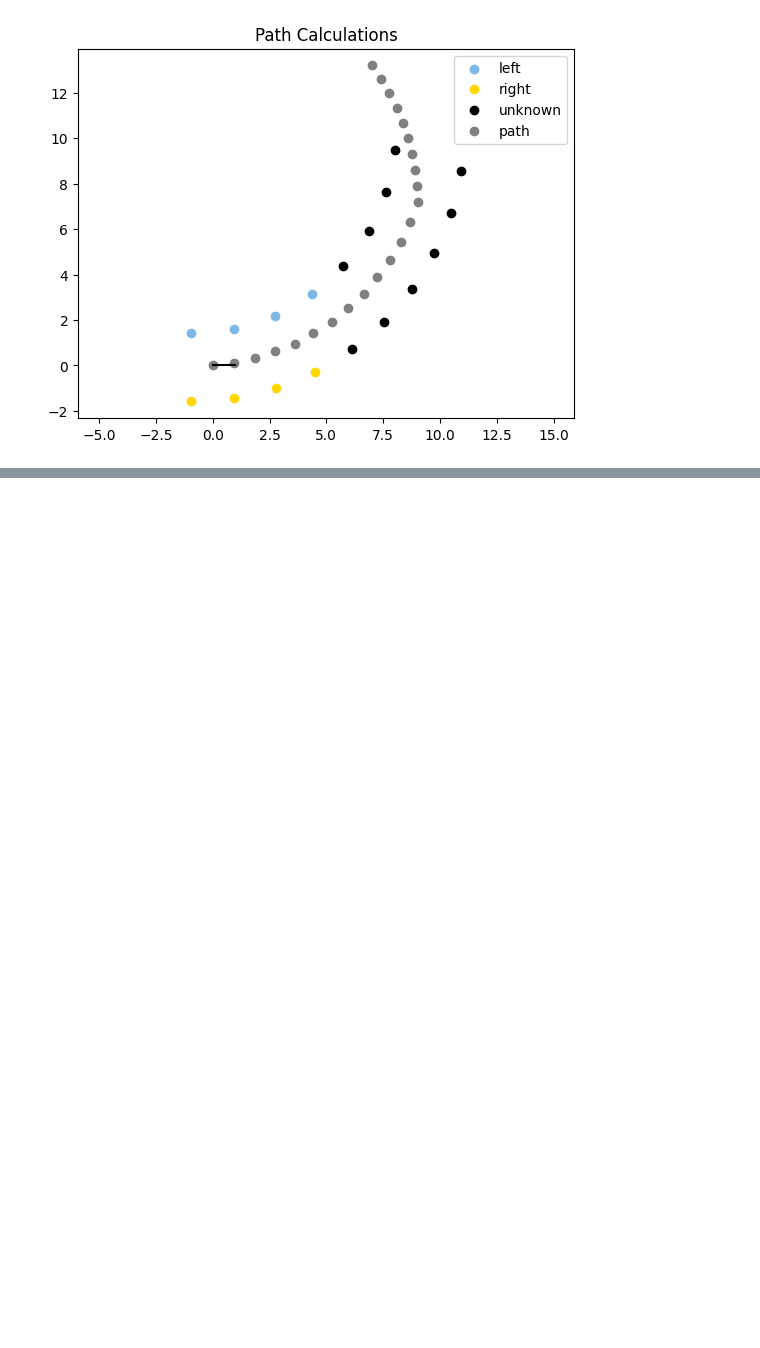
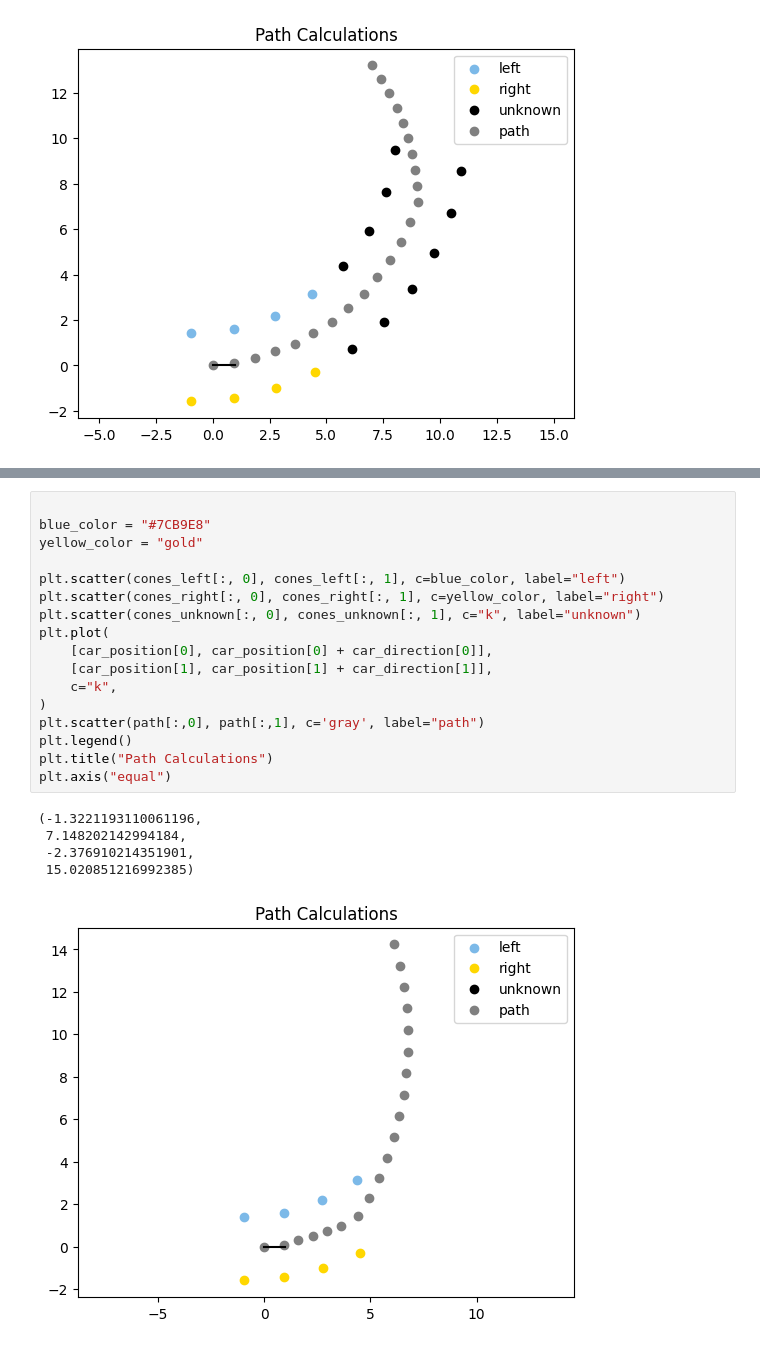
Before and after one commit to asurt-fsai/fs-system, a Jupyter notebook: planning/planning_centerline_calculation/FullPipeline_test.ipynb, the cells around one changed output, grey strips where cells are left out. Drawn from its saved outputs; the diff is of its cells as text; blank space fills up the shorter version.

```diff
--- a/planning/planning_centerline_calculation/FullPipeline_test.ipynb
+++ b/planning/planning_centerline_calculation/FullPipeline_test.ipynb
@@ -136,0 +281,23 @@ plt.axis("equal")
+# %%
+
+blue_color = "#7CB9E8"
+yellow_color = "gold"
+
+plt.scatter(cones_left[:, 0], cones_left[:, 1], c=blue_color, label="left")
+plt.scatter(cones_right[:, 0], cones_right[:, 1], c=yellow_color, label="right")
+plt.scatter(cones_unknown[:, 0], cones_unknown[:, 1], c="k", label="unknown")
+plt.plot(
+    [car_position[0], car_position[0] + car_direction[0]],
+    [car_position[1], car_position[1] + car_direction[1]],
+    c="k",
+)
+plt.scatter(path[:,0], path[:,1], c='gray', label="path")
+plt.legend()
+plt.title("Path Calculations")
+plt.axis("equal")
+# %% [output]
+(-1.3221193110061196,
+ 7.148202142994184,
+ -2.376910214351901,
+ 15.020851216992385)
+[figure, added]
```
Also changed, not shown: parts of 7 cells of this notebook, 1 other file.
